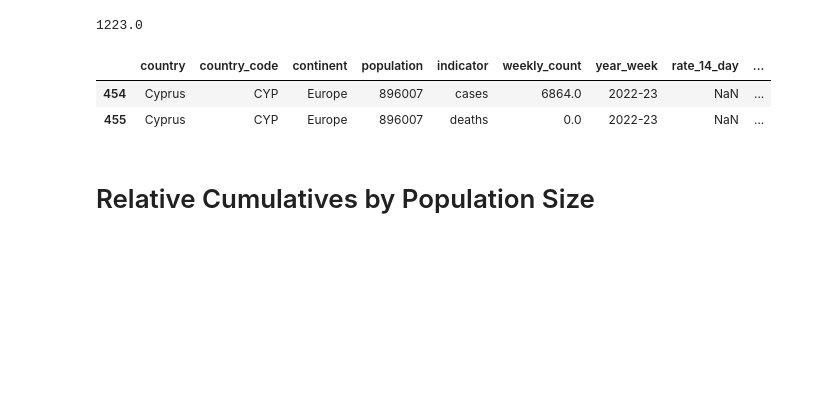
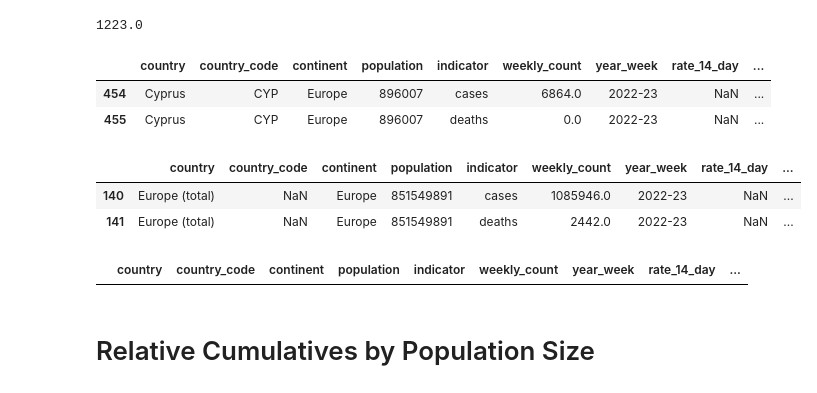
Before and after one commit to Andreas-Svensson/data_processing, a Jupyter notebook: Laboration_Covid19/E4_Data_KPI_Analysis_Globally.ipynb, the cells around one changed output. Drawn from its saved outputs; the diff is of its cells as text; code cells hidden in the pictures; blank space fills up the shorter version.

```diff
--- a/Laboration_Covid19/E4_Data_KPI_Analysis_Globally.ipynb
+++ b/Laboration_Covid19/E4_Data_KPI_Analysis_Globally.ipynb
@@ -84,13 +78,0 @@ df[(df["country"] == "Cyprus") & (df["indicator"] == "deaths")]["weekly_count"].
-# %%
-# df_most_recent[df_most_recent["country"] == "Cyprus", df_most_recent["indicator"] == "cases"]["cumulative_count"]# = 3, 3
-mask_cases = (df_most_recent["country"] == "Cyprus") & (df_most_recent["indicator"] == "cases"), "cumulative_count"
-mask_deaths = (df_most_recent["country"] == "Cyprus") & (df_most_recent["indicator"] == "deaths"), "cumulative_count"
-
-df_most_recent.loc[mask_cases] = df[(df["country"] == "Cyprus") & (df["indicator"] == "cases")]["weekly_count"].sum()
-df_most_recent.loc[mask_deaths] = df[(df["country"] == "Cyprus") & (df["indicator"] == "deaths")]["weekly_count"].sum()
-
-df_most_recent[df_most_recent["country"] == "Cyprus"]
-# %% [output]
-|  | country | country_code | continent | population | indicator | weekly_count | year_week | rate_14_day | ... |
-| 454 | Cyprus | CYP | Europe | 896007 | cases | 6864.0 | 2022-23 | NaN | ... |
-| 455 | Cyprus | CYP | Europe | 896007 | deaths | 0.0 | 2022-23 | NaN | ... |
@@ -97,2 +93,18 @@ df_most_recent[df_most_recent["country"] == "Cyprus"]
+# %%
+df_most_recent[df_most_recent["country"] == "Cyprus"] # as we can see we get the same number as above
+# %% [output]
+|  | country | country_code | continent | population | indicator | weekly_count | year_week | rate_14_day | ... |
+| 454 | Cyprus | CYP | Europe | 896007 | cases | 6864.0 | 2022-23 | NaN | ... |
+| 455 | Cyprus | CYP | Europe | 896007 | deaths | 0.0 | 2022-23 | NaN | ... |
+# %%
+df_most_recent[df_most_recent["country"] == "Europe (total)"]
+# %% [output]
+|  | country | country_code | continent | population | indicator | weekly_count | year_week | rate_14_day | ... |
+| 140 | Europe (total) | NaN | Europe | 851549891 | cases | 1085946.0 | 2022-23 | NaN | ... |
+| 141 | Europe (total) | NaN | Europe | 851549891 | deaths | 2442.0 | 2022-23 | NaN | ... |
+# %%
+df_most_recent[df_most_recent["cumulative_count"].isna()] # and there are now to more nan values in cumulatives
+# %% [output]
+|  | country | country_code | continent | population | indicator | weekly_count | year_week | rate_14_day | ... |
 # %% [markdown]
 # Relative Cumulatives by Population Size
```
Also changed, not shown: parts of 34 cells of this notebook.
